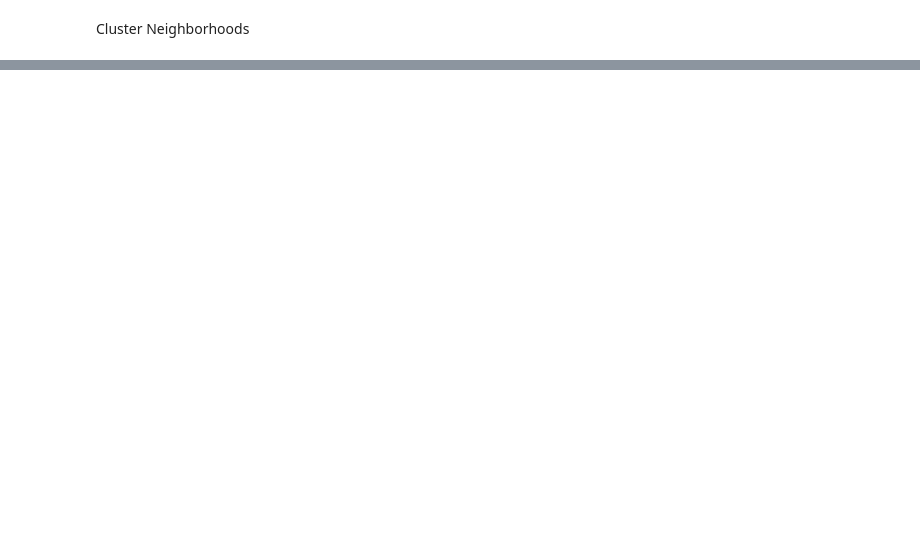
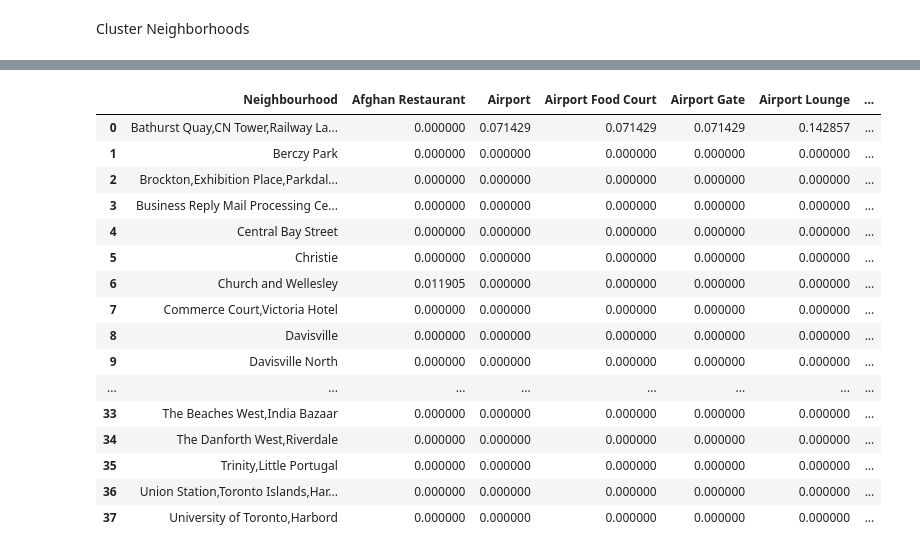
Before and after one commit to CarinaHao/Coursera_Capstone, a Jupyter notebook: 9-2.ipynb, the cells around one changed output, grey strips where cells are left out. Saved outputs shown, nothing was run; the diff lists cells and outputs as text; code cells hidden in the pictures; blank space fills up the shorter version.

```diff
--- a/9-2.ipynb
+++ b/9-2.ipynb
@@ -170,3 +172,7 @@ df1
 | 100 | M9R | Etobicoke | Richview Gardens,Martin Grove Gar... | 43.688905 | -79.554724 |
 | 101 | M9V | Etobicoke | South Steeles,Silverstone,Thistle... | 43.739416 | -79.588437 |
 | 102 | M9W | Etobicoke | Northwest | 43.706748 | -79.594054 |
+# %%
+toronto_cols = set([bor for bor in df['Borough'] if 'Toronto' in bor])
+toronto_df = df1[df1['Borough'].isin(toronto_cols)].reset_index(drop=True)
+toronto_df.head()
@@ -231,21 +220,2 @@ Malvern,Rouge
 # %% [markdown]
 Cluster Neighborhoods
-# %%
-center_lat=df1.Latitude.mean()
-center_long=df1.Longitude.mean()
-
-venues_map = folium.Map(location=[center_lat, center_long], zoom_start=13) # generate map centred around the Conrad Hotel
-
-df2=df1.head(80)
-for lat, lng, label in zip(df2.Latitude, df2.Longitude, df2.Borough):
-    #print(lat,lng,label)
-    folium.features.CircleMarker(
-            [lat, lng],
-            radius=2,
-            color='blue',
-            popup=label,
-            fill = True,
-            fill_color='blue',
-            fill_opacity=0.6
-    ).add_to(venues_map)
-venues_map
@@ -253,0 +273,5 @@ venues_map
+# %%
+toronto_venues = getNearbyVenues(names=toronto_df['Neighbourhood'],
+                                   latitudes=toronto_df['Latitude'],
+                                   longitudes=toronto_df['Longitude'])
+toronto_venues.head()
@@ -253,0 +333,12 @@ venues_map
+# %%
+# one hot encoding
+toronto_onehot = pd.get_dummies(toronto_venues[['Venue Category']], prefix="", prefix_sep="")
+
+# add neighborhood column back to dataframe
+toronto_onehot['Neighbourhood'] = toronto_venues['Neighbourhood']
+
+# move neighborhood column to the first column
+fixed_columns = [toronto_onehot.columns[-1]] + list(toronto_onehot.columns[:-1])
+toronto_onehot = toronto_onehot[fixed_columns]
+
+toronto_onehot.head()
@@ -253,0 +352,23 @@ venues_map
+# %%
+
+#  Next, let's group rows by neighborhood and by taking the mean of the frequency of occurrence of each category
+toronto_grouped = toronto_onehot.groupby('Neighbourhood').mean().reset_index()
+toronto_grouped
+# %% [output]
+|  | Neighbourhood | Afghan Restaurant | Airport | Airport Food Court | Airport Gate | Airport Lounge | ... |
+| 0 | Bathurst Quay,CN Tower,Railway La... | 0.000000 | 0.071429 | 0.071429 | 0.071429 | 0.142857 | ... |
+| 1 | Berczy Park | 0.000000 | 0.000000 | 0.000000 | 0.000000 | 0.000000 | ... |
+| 2 | Brockton,Exhibition Place,Parkdal... | 0.000000 | 0.000000 | 0.000000 | 0.000000 | 0.000000 | ... |
+| 3 | Business Reply Mail Processing Ce... | 0.000000 | 0.000000 | 0.000000 | 0.000000 | 0.000000 | ... |
+| 4 | Central Bay Street | 0.000000 | 0.000000 | 0.000000 | 0.000000 | 0.000000 | ... |
+| 5 | Christie | 0.000000 | 0.000000 | 0.000000 | 0.000000 | 0.000000 | ... |
+| 6 | Church and Wellesley | 0.011905 | 0.000000 | 0.000000 | 0.000000 | 0.000000 | ... |
+| 7 | Commerce Court,Victoria Hotel | 0.000000 | 0.000000 | 0.000000 | 0.000000 | 0.000000 | ... |
+| 8 | Davisville | 0.000000 | 0.000000 | 0.000000 | 0.000000 | 0.000000 | ... |
+| 9 | Davisville North | 0.000000 | 0.000000 | 0.000000 | 0.000000 | 0.000000 | ... |
+| ... | ... | ... | ... | ... | ... | ... | ... |
+| 33 | The Beaches West,India Bazaar | 0.000000 | 0.000000 | 0.000000 | 0.000000 | 0.000000 | ... |
+| 34 | The Danforth West,Riverdale | 0.000000 | 0.000000 | 0.000000 | 0.000000 | 0.000000 | ... |
+| 35 | Trinity,Little Portugal | 0.000000 | 0.000000 | 0.000000 | 0.000000 | 0.000000 | ... |
+| 36 | Union Station,Toronto Islands,Har... | 0.000000 | 0.000000 | 0.000000 | 0.000000 | 0.000000 | ... |
+| 37 | University of Toronto,Harbord | 0.000000 | 0.000000 | 0.000000 | 0.000000 | 0.000000 | ... |
```
Also changed, not shown: parts of 24 cells of this notebook.
